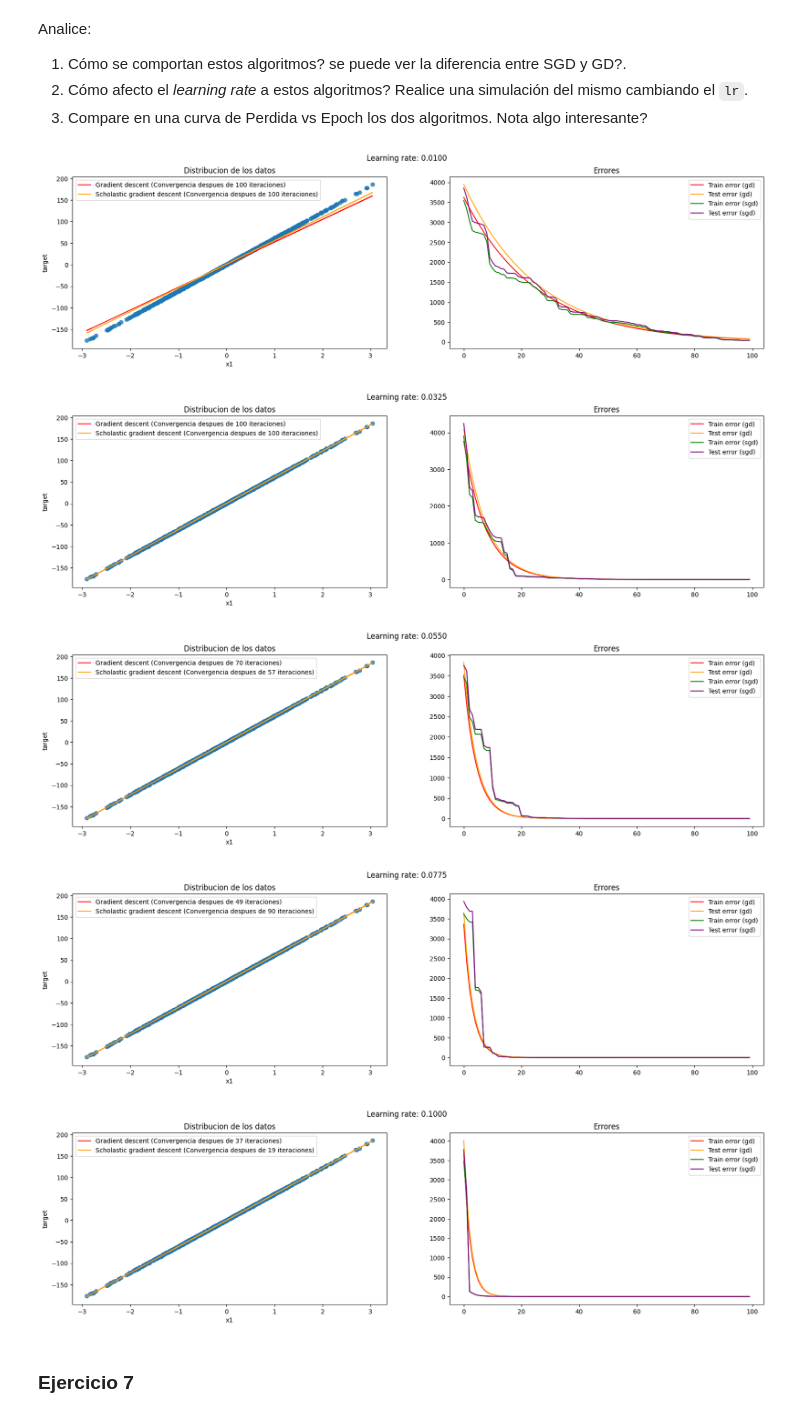
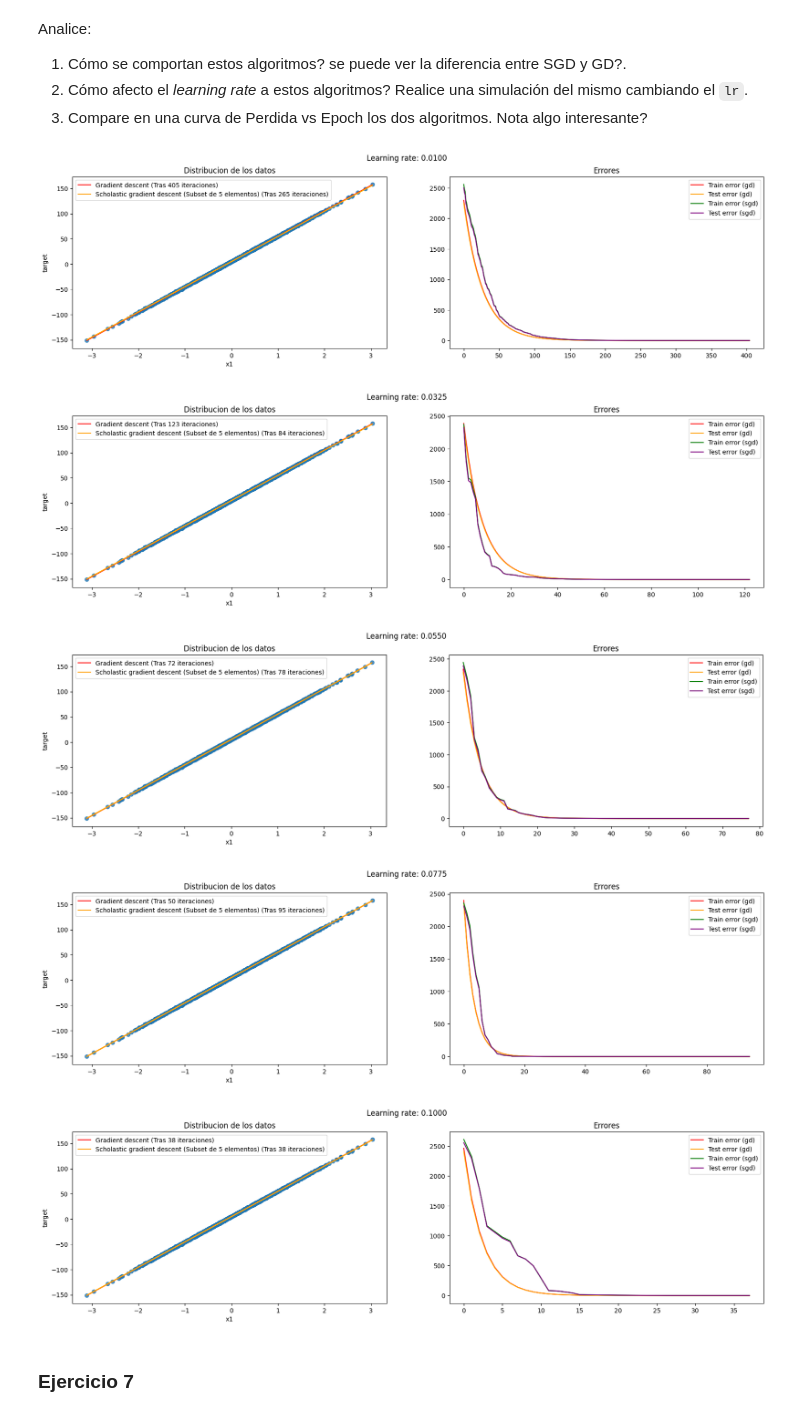
Before and after one commit to gmvtrmaga/ceia-intro-ia, a Jupyter notebook: tp_integrador_enunciado/tpi_parte2.ipynb, the cells around one changed output. Drawn from its saved outputs; the diff is of its cells as text; code cells hidden in the pictures.

```diff
--- a/tp_integrador_enunciado/tpi_parte2.ipynb
+++ b/tp_integrador_enunciado/tpi_parte2.ipynb
@@ -545,7 +545,7 @@ def mse(X: np.ndarray, y: np.ndarray, theta: np.ndarray) -> float:
     N = len(y)
     y_hat: np.ndarray = X.dot(theta)
     error: np.ndarray = y - y_hat
-    return ((1 / N) * (error.T @ error)).flatten()[0]
+    return ((1 / N) * (error.T.dot(error))).flatten()[0]
 # %%
 def gradient(X: np.ndarray, y: np.ndarray, theta: np.ndarray) -> np.ndarray:
     """
@@ -580,9 +580,7 @@ def gradient(X: np.ndarray, y: np.ndarray, theta: np.ndarray) -> np.ndarray:
     """
     N = len(y)
     y_hat = X.dot(theta)
-    x_t = X.T
-    error = y - y_hat
-    grad = (-2 / N) * (x_t @ error)
+    grad = (-2 / N) * (X.T.dot(y - y_hat))
 
     return grad
 # %% [markdown]
@@ -650,13 +648,15 @@ def SGD(
     lr=0.01,
     max_epochs=100,
     tolerance=0.05,
+    scholar_subset_size = 10
 ):
     m = x_train.shape[1]
 
     # Inicializar pesos aleatorios
     W = np.random.randn(m).reshape(m, 1)
 
-    # Arrays de resultados
+    # Arrays de resultados, limitar el tamaño de subset al tamaño máximo de x_train
+    scholar_subset_size = min(scholar_subset_size,len(x_train))
     mse_train = []
     mse_test = []
 
@@ -664,8 +664,9 @@ def SGD(
         mse_train.append(mse(x_train, y_train, W))
         mse_test.append(mse(x_test, y_test, W))
 
-        random_index = np.random.randint(0, len(x_train))
-        x_random = x_train[random_index].reshape(1, -1)
+        random_index = np.random.permutation(x_train.shape[0])
+        random_index = random_index[:scholar_subset_size]
+        x_random = x_train[random_index]
         y_random = y_train[random_index]
 
         grad = gradient(x_random, y_random, W)
@@ -684,7 +685,8 @@ Analice:
 2. Cómo afecto el _learning rate_ a estos algoritmos? Realice una simulación del mismo cambiando el `lr`.
 3. Compare en una curva de Perdida vs Epoch los dos algoritmos. Nota algo interesante?
 # %%
-max_epochs = 100
+max_epochs = 1000
+subset_size = 5
 
 data: DataFrame = generate_dataset(
     n_samples=1000,
@@ -692,7 +694,7 @@ data: DataFrame = generate_dataset(
     n_informative=1,
     n_targets=1,
     noise=0.5,
-    bias=0,
+    bias=5,
     output="dataframe",
 )
 # Preparar datos como se explica en el ejercicio
@@ -715,7 +717,14 @@ for lr in np.linspace(0.01, 0.1, 5):
 
     # Analisis SGD
     sgd_coefs, sgd_mse_train, sgd_mse_test = SGD(
-        xtrain, ytrain, xtest, ytest, max_epochs=max_epochs, lr=lr, tolerance=0.05
+        xtrain,
+        ytrain,
+        xtest,
+        ytest,
+        max_epochs=max_epochs,
+        lr=lr,
+        tolerance=0.1,
+        scholar_subset_size=subset_size,
     )
 
     # Representacion datos
@@ -725,15 +734,15 @@ for lr in np.linspace(0.01, 0.1, 5):
     axes[0].plot(
         data["x1"],
         [gd_coefs.flatten()[0] + gd_coefs.flatten()[1] * val for val in data["x1"]],
-        label="Gradient descent (Convergencia despues de "
-        + str(len(gd_mse_train))
-        + " iteraciones)",
+        label="Gradient descent (Tras " + str(len(gd_mse_train)) + " iteraciones)",
         color="red",
     )
     axes[0].plot(
         data["x1"],
         [sgd_coefs.flatten()[0] + sgd_coefs.flatten()[1] * val for val in data["x1"]],
-        label="Scholastic gradient descent (Convergencia despues de "
+        label="Scholastic gradient descent (Subset de "
+        + str(subset_size)
+        + " elementos) (Tras "
         + str(len(sgd_mse_train))
         + " iteraciones)",
         color="orange",
@@ -741,40 +750,40 @@ for lr in np.linspace(0.01, 0.1, 5):
     axes[0].legend()
     axes[0].set_title("Distribucion de los datos")
 
-    epochs = range(max_epochs)
+    epochs = range(max(len(gd_mse_train), len(sgd_mse_train)))
     axes[1].plot(
         epochs,
         [gd_mse_train[min(i, len(gd_mse_train) - 1)] for i in epochs],
         label="Train error (gd)",
         color="red",
     )
     axes[1].plot(
         epochs,
         [gd_mse_test[min(i, len(gd_mse_test) - 1)] for i in epochs],
         label="Test error (gd)",
         color="orange",
     )
     axes[1].plot(
         epochs,
         [sgd_mse_train[min(i, len(sgd_mse_train) - 1)] for i in epochs],
         label="Train error (sgd)",
         color="green",
     )
     axes[1].plot(
         epochs,
         [sgd_mse_test[min(i, len(sgd_mse_test) - 1)] for i in epochs],
         label="Test error (sgd)",
         color="purple",
     )
     axes[1].legend()
     axes[1].set_title("Errores")
     fig.suptitle("Learning rate: " + "{:.4f}".format(lr))
 # %% [output]
-[figure, old version]
+[figure, new version]
-[figure, old version]
+[figure, new version]
-[figure, old version]
+[figure, new version]
-[figure, old version]
+[figure, new version]
-[figure, old version]
+[figure, new version]
 # %% [markdown]
 ### Ejercicio 7
 # %% [markdown]
```
Also changed, not shown: parts of 6 cells of this notebook.
